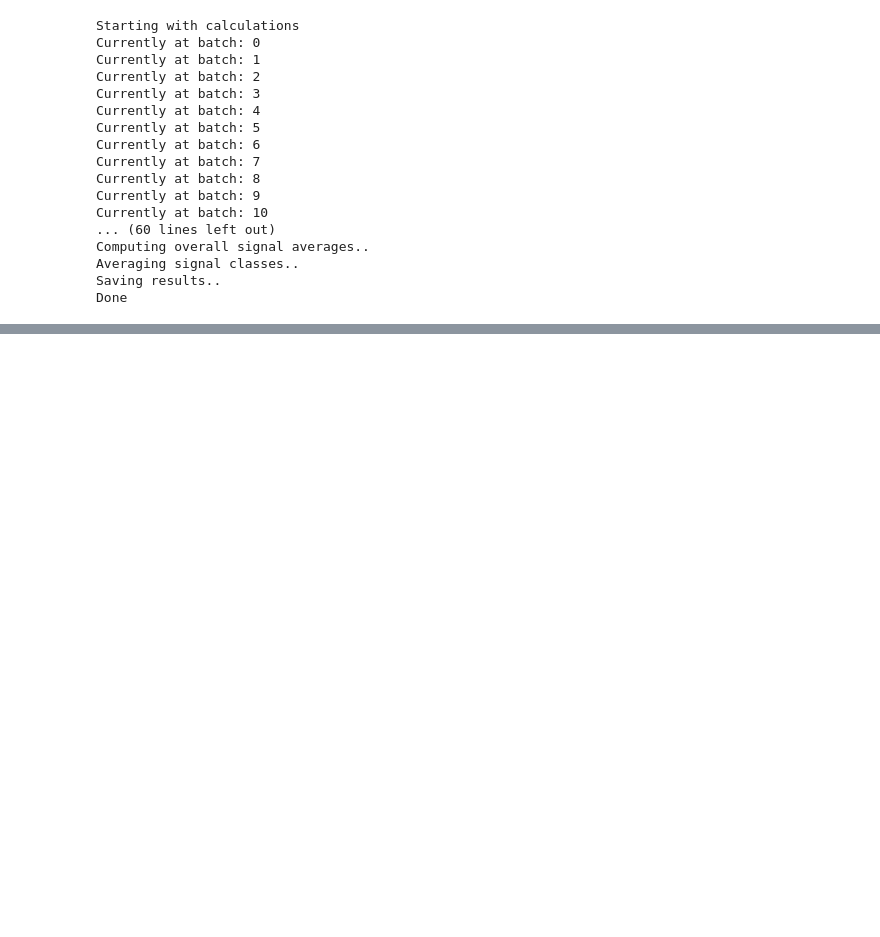
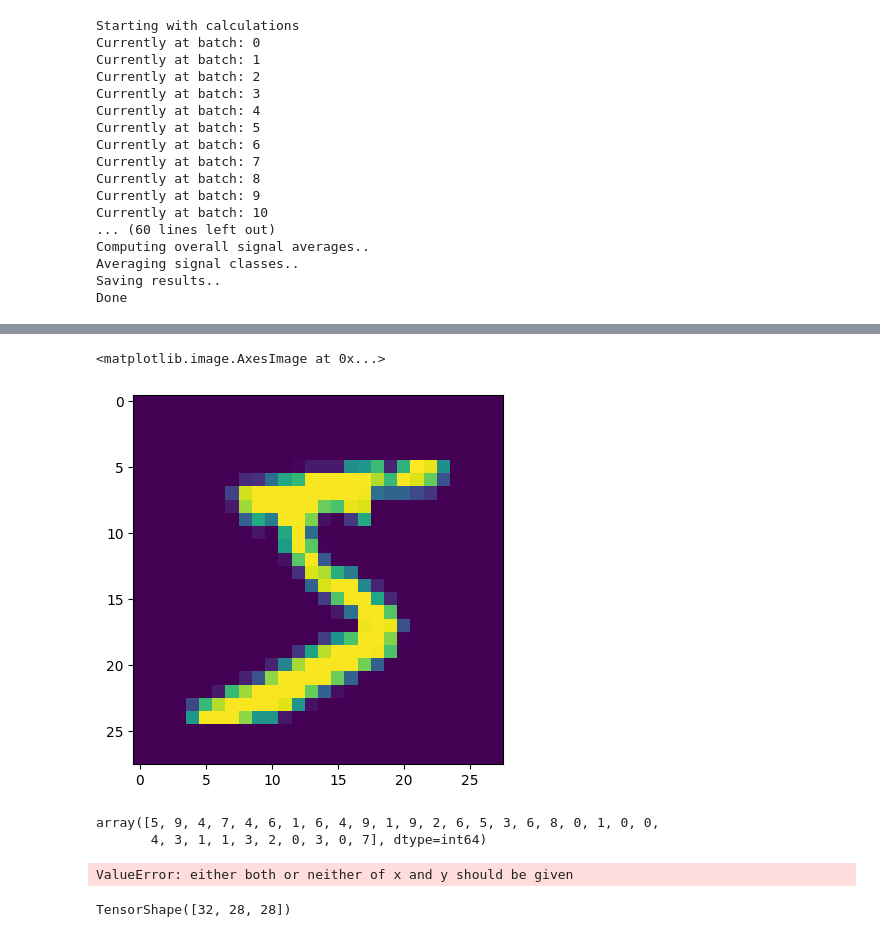
Before and after one commit to Razzorior/MARKUS_python, a Jupyter notebook: network_trainer.ipynb, the cells around one changed output, grey strips where cells are left out. Cells and saved outputs as stored; diff of their text form; code cells hidden in the pictures; blank space fills up the shorter version.

```diff
--- a/network_trainer.ipynb
+++ b/network_trainer.ipynb
@@ -242,0 +245,2 @@ Done
+# %%
+x, _ = next(iter(dataset))
@@ -243,3 +252,21 @@ Done
+# %%
+plt.imshow(x[0])
+# %% [output]
+<matplotlib.image.AxesImage at 0x...>
+[figure, added]
+# %%
+np.argmax(res, axis=-1)
+# %% [output]
+array([5, 9, 4, 7, 4, 6, 1, 6, 4, 9, 1, 9, 2, 6, 5, 3, 6, 8, 0, 1, 0, 0,
+       4, 3, 1, 1, 3, 2, 0, 3, 0, 7], dtype=int64)
+# %%
+np.where(np.argmax(res, axis=-1), _)
+# %% [output]
+ValueError: either both or neither of x and y should be given
+# %%
+x.shape
+# %% [output]
+TensorShape([32, 28, 28])
 # %%
 # Add functions that need to be recomputed after every new model (precalculations)
 # Add automatic creation of folder
```
Also changed, not shown: parts of 2 cells of this notebook.
